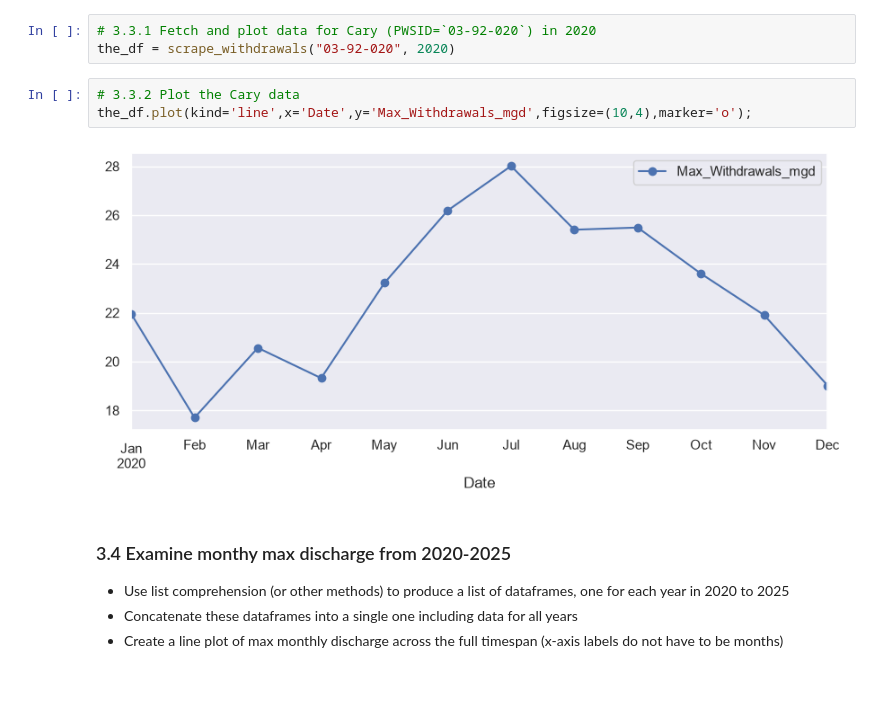
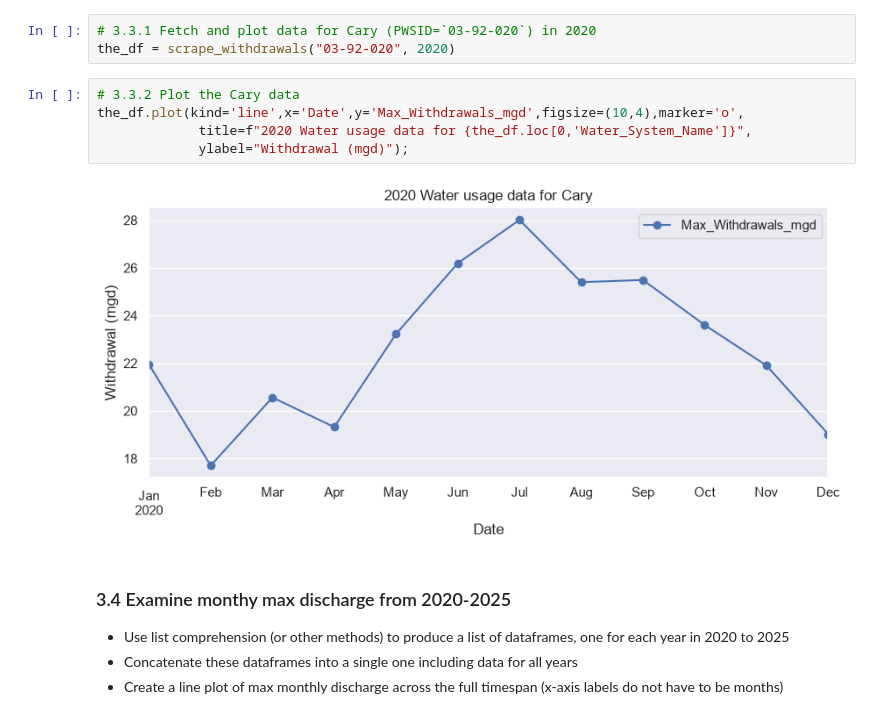
Before and after one commit to lamthieu1101/ENV700, a Jupyter notebook: Assignments/qt29_A6-DataScraping.ipynb, the cells around one changed output. Saved outputs shown, nothing was run; the diff lists cells and outputs as text; blank space fills up the shorter version.

```diff
--- a/Assignments/qt29_A6-DataScraping.ipynb
+++ b/Assignments/qt29_A6-DataScraping.ipynb
@@ -258,9 +241,11 @@ the_df.plot(kind='line',x='Date',y='Max_Withdrawals_mgd',figsize=(10,4),marker='
 the_df = scrape_withdrawals("03-92-020", 2020)
 # %%
 # 3.3.2 Plot the Cary data
-the_df.plot(kind='line',x='Date',y='Max_Withdrawals_mgd',figsize=(10,4),marker='o');
+the_df.plot(kind='line',x='Date',y='Max_Withdrawals_mgd',figsize=(10,4),marker='o',
+             title=f"2020 Water usage data for {the_df.loc[0,'Water_System_Name']}",
+             ylabel="Withdrawal (mgd)");
 # %% [output]
-[figure, old version]
+[figure, new version]
 # %% [markdown]
 ### 3.4 Examine monthy max discharge from 2020-2025
 * Use list comprehension (or other methods) to produce a list of dataframes, one for each year in 2020 to 2025
```
Also changed, not shown: parts of 3 cells of this notebook.
